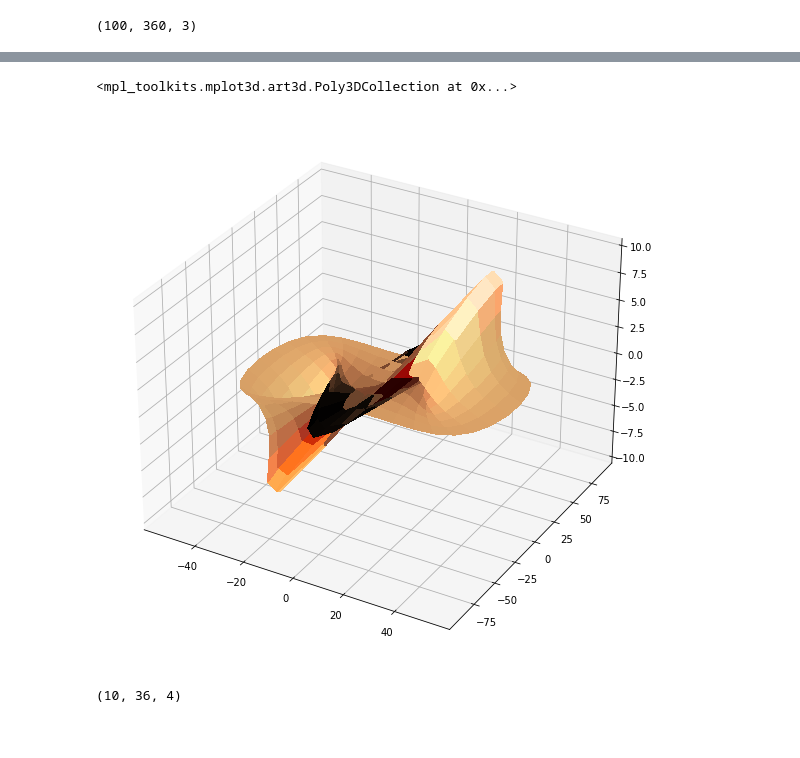
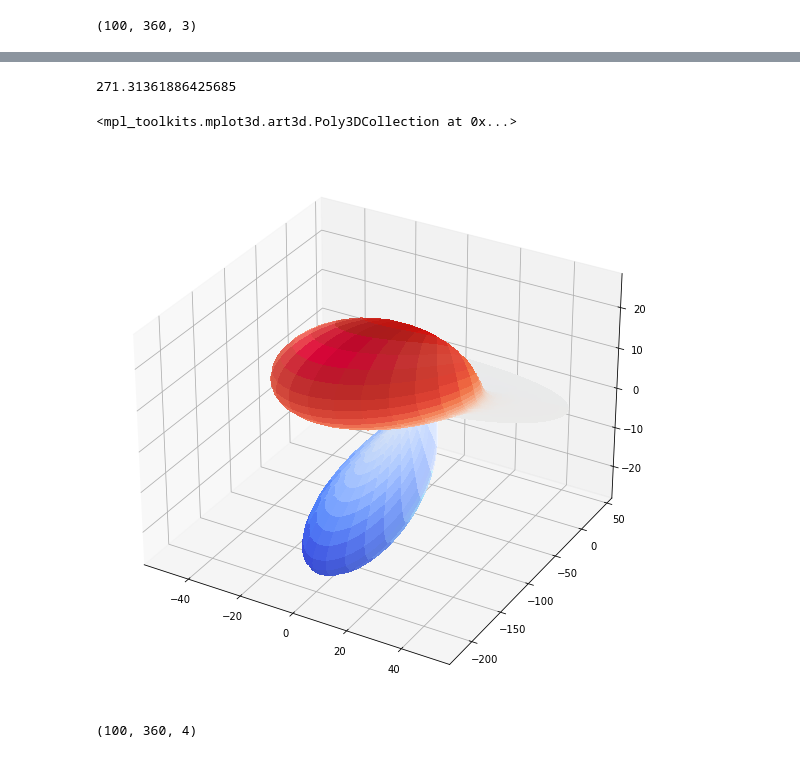
Before and after one commit to valentineap/pyprop8, a Jupyter notebook: examples/example.ipynb, the cells around one changed output, grey strips where cells are left out. Saved outputs shown, nothing was run; the diff lists cells and outputs as text; code cells hidden in the pictures.

```diff
--- a/examples/example.ipynb
+++ b/examples/example.ipynb
@@ -13,6 +13,7 @@ model = pp.LayeredStructureModel([[ 3.00, 1.80, 0.00, 1.02],
                                   [ 5.00, 5.80, 3.30, 2.63],
                                   [20.00, 6.50, 3.65, 2.85],
                                   [np.inf,8.00, 4.56, 3.34]])
+model = pp.LayeredStructureModel([[ np.inf, 4.50, 2.40, 2.57]])
 print(model)
 # %% [output]
 ------------------------------------------------------- z = 0.00 km
@@ -47,8 +40,8 @@ Text(0, 0.5, 'South-North')
 # %%
 receivers = pp.ListOfReceivers(*stations_xy.T,depth=3)
 # %%
-strike = 30
-dip = 90
+strike = 180
+dip = 0
 rake = 0
 M0=1E7
 depth = 15
@@ -158,21 +196,25 @@ ax.plot_surface(gxx,gyy,gzz,facecolors=rgb,antialiased=False,rstride=1,cstride=1
+# %%
+gzz.max()
+# %% [output]
+271.31361886425685
 # %%
 scale=0.2
 scale2=0.1
 fig = plt.figure(figsize=(10,10))
 ax = plt.axes(projection='3d')
 from matplotlib.colors import LightSource
 ls = LightSource(270, 45)
-rgb = ls.shade(scale2*static[:,:,2], cmap=plt.cm.copper)
-ax.plot_surface(xx+scale*static[:,:,0],yy+scale+static[:,:,1],scale2*static[:,:,0],facecolors=rgb,antialiased=False,shade=False)
+rgb = ls.shade(scale2*static[:,:,2], cmap=plt.cm.coolwarm)
+ax.plot_surface(xx+scale*static[:,:,0],yy+scale+static[:,:,1],scale2*static[:,:,2],facecolors=rgb,antialiased=False,shade=False)
 #ax.plot_trisurf((xx+scale*static[:,:,0]).flatten(),(yy+scale*static[:,:,1]).flatten(),scale2*static[:,:,0].flatten()
 #                ,triangles=tri.triangles,cmap=plt.cm.gray,antialiased=False,facecolors=rgb)
 # %% [output]
 <mpl_toolkits.mplot3d.art3d.Poly3DCollection at 0x...>
-[figure, old version]
+[figure, new version]
 # %%
 rgb.shape
 # %% [output]
-(10, 36, 4)
+(100, 360, 4)
 # %%
 ls = LightSource(270,45)
 # %%
```
Also changed, not shown: parts of 17 cells of this notebook.
